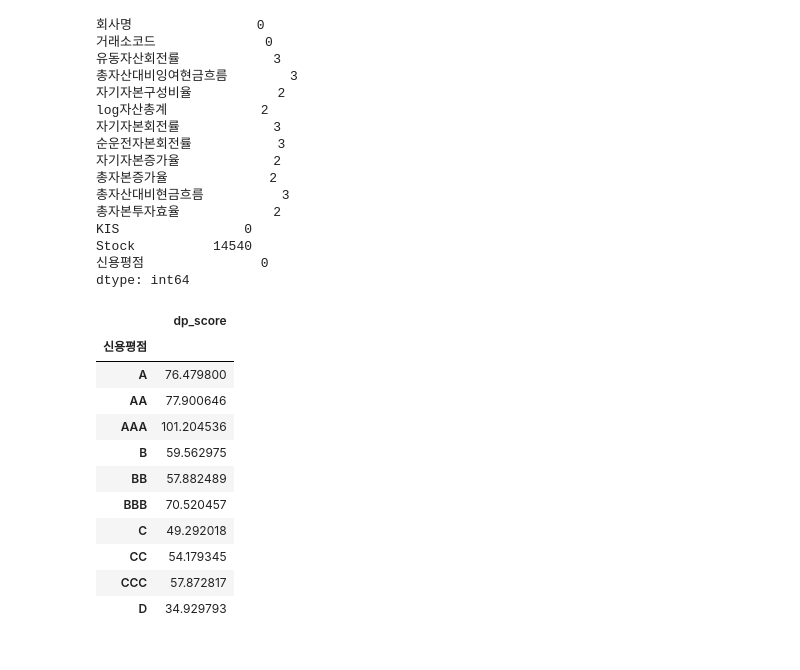
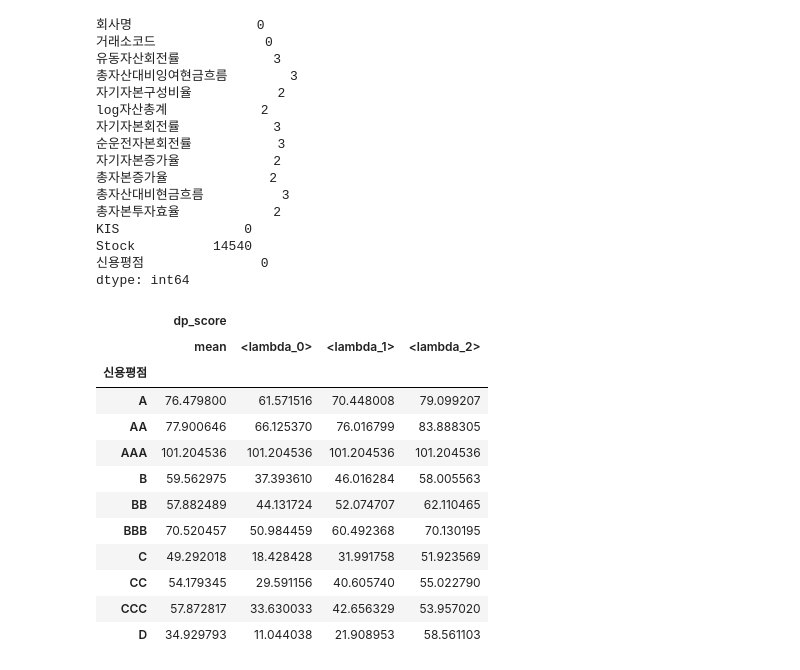
Before and after one commit to youngsang114/Project_2, a Jupyter notebook: 등급화/등급화_외감.ipynb, the cells around one changed output. Saved outputs shown, nothing was run; the diff lists cells and outputs as text; code cells hidden in the pictures.

```diff
--- a/등급화/등급화_외감.ipynb
+++ b/등급화/등급화_외감.ipynb
@@ -103,18 +103,19 @@ df_등급화['dp_score'] += coefficients['총자본투자효율'] * df_등급화
 
 # 로지스틱 함수를 이용해 부도 확률 계산
 df_등급화['default_probability'] = 1 / (1 + np.exp(-df_등급화['dp_score']))
-# %%
-df_등급화[['dp_score','신용평점']].groupby('신용평점').mean()
-# %% [output]
-|  | dp_score |
-| 신용평점 |  |
-| A | 76.479800 |
-| AA | 77.900646 |
-| AAA | 101.204536 |
-| B | 59.562975 |
-| BB | 57.882489 |
-| BBB | 70.520457 |
-| C | 49.292018 |
-| CC | 54.179345 |
-| CCC | 57.872817 |
-| D | 34.929793 |
+# %%
+df_등급화[['dp_score','신용평점']].groupby('신용평점').agg(['mean', lambda x: x.quantile(0.25), lambda x: x.quantile(0.5), lambda x: x.quantile(0.75)])
+# %% [output]
+|  | dp_score |  |  |  |
+|  | mean | <lambda_0> | <lambda_1> | <lambda_2> |
+| 신용평점 |  |  |  |  |
+| A | 76.479800 | 61.571516 | 70.448008 | 79.099207 |
+| AA | 77.900646 | 66.125370 | 76.016799 | 83.888305 |
+| AAA | 101.204536 | 101.204536 | 101.204536 | 101.204536 |
+| B | 59.562975 | 37.393610 | 46.016284 | 58.005563 |
+| BB | 57.882489 | 44.131724 | 52.074707 | 62.110465 |
+| BBB | 70.520457 | 50.984459 | 60.492368 | 70.130195 |
+| C | 49.292018 | 18.428428 | 31.991758 | 51.923569 |
+| CC | 54.179345 | 29.591156 | 40.605740 | 55.022790 |
+| CCC | 57.872817 | 33.630033 | 42.656329 | 53.957020 |
+| D | 34.929793 | 11.044038 | 21.908953 | 58.561103 |
```
Also changed, not shown: parts of 3 cells of this notebook, 2 other files.
